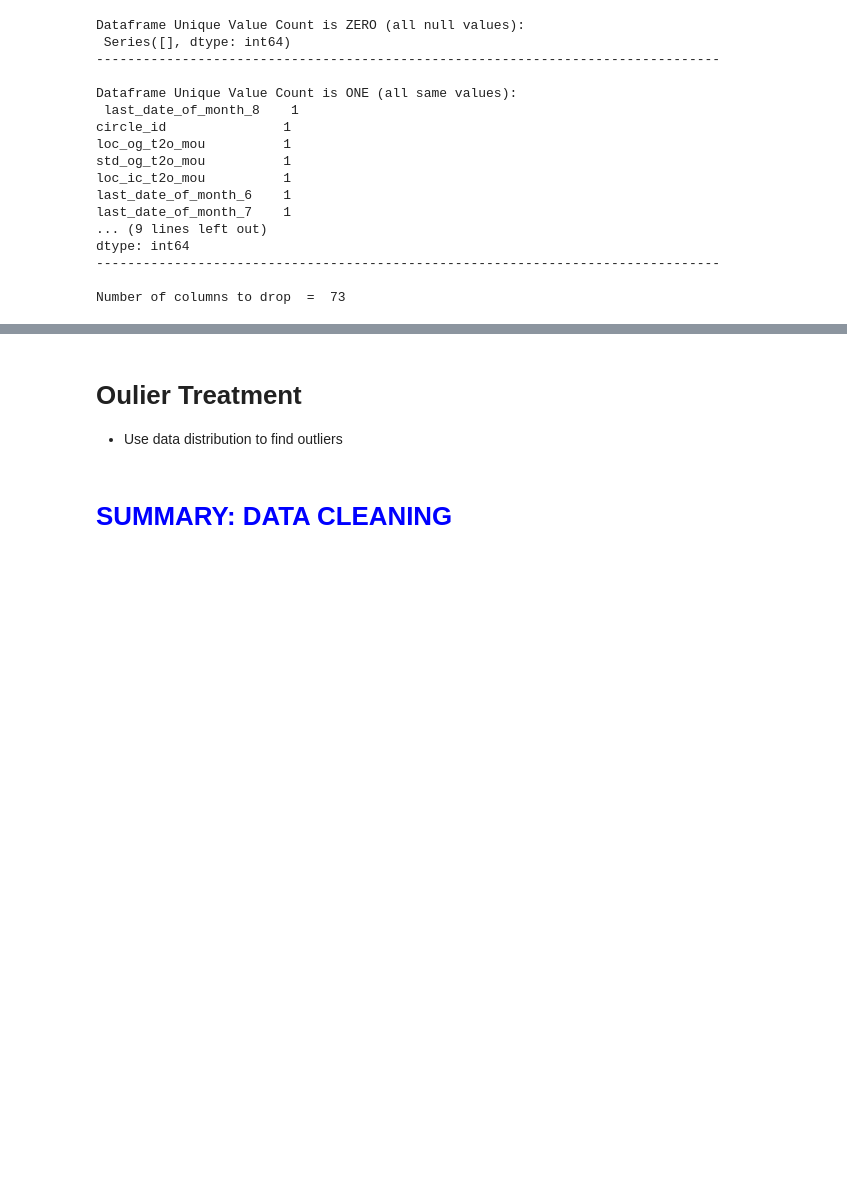
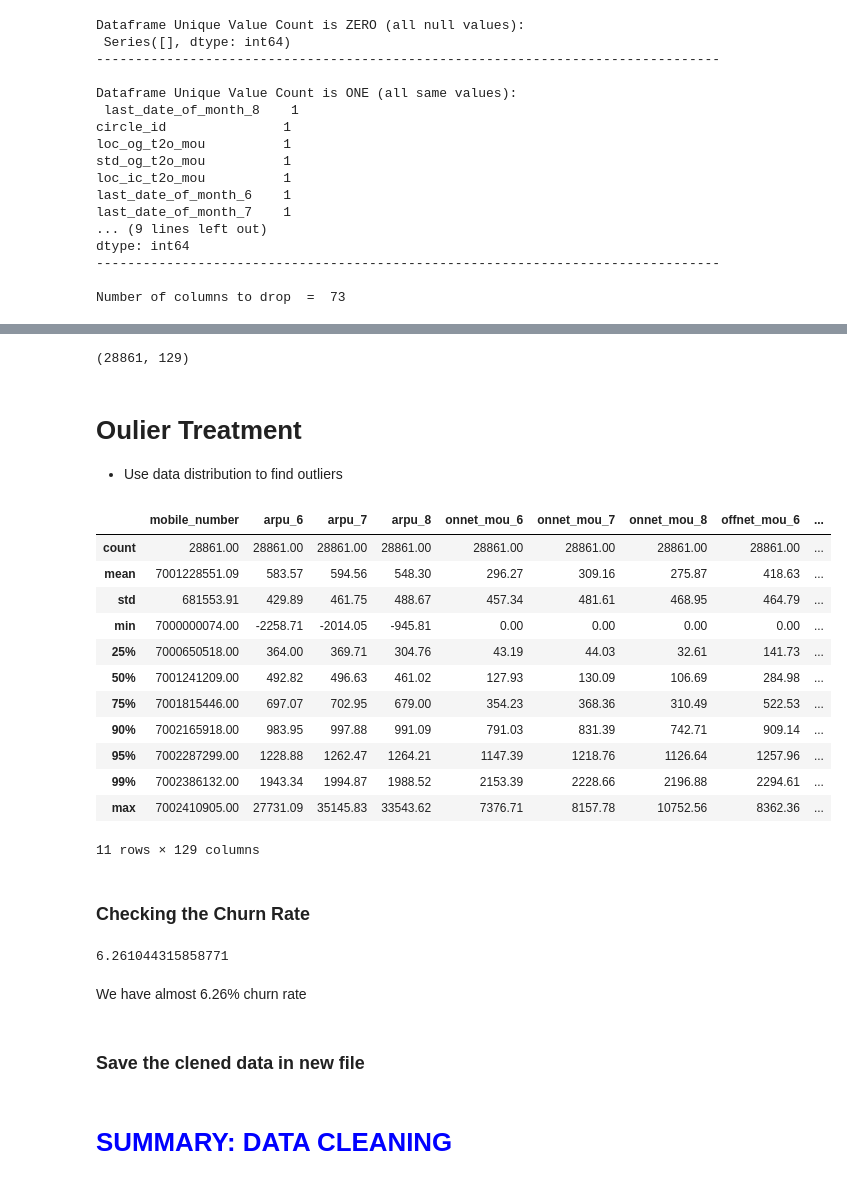
Before and after one commit to iici-psiddineni/ML_Telecom_Churn, a Jupyter notebook: 1_TCCS_DataCleaning.ipynb, the cells around one changed output, grey strips where cells are left out. Cells and saved outputs as stored; diff of their text form; code cells hidden in the pictures; blank space fills up the shorter version.

Commit message:
Added missing value treatment column & row wise. Writing final data-frame into a clean file.

```diff
--- a/1_TCCS_DataCleaning.ipynb
+++ b/1_TCCS_DataCleaning.ipynb
@@ -253,0 +309,4 @@ memory usage: 36.5 MB
+# %%
+# Columns with more than 60% missing values
+colmns_missing_data = round(100*(df.isnull().sum()/len(df.index)), 2)
+colmns_missing_data[colmns_missing_data >= 60]
@@ -253,0 +331,4 @@ memory usage: 36.5 MB
+# %%
+drop_columns = colmns_missing_data[colmns_missing_data>60].index
+df.drop(set(drop_columns), axis=1, inplace=True)
+df.shape
@@ -253,0 +365,4 @@ memory usage: 36.5 MB
+# %%
+# drop rows with any zero values
+df = df[df.isnull().sum(axis=1) < 27]
+df.shape
@@ -253,0 +413,7 @@ memory usage: 36.5 MB
+# %%
+# imputing Lattitude and Longitude by mean values
+df.loc[np.isnan(df['rech_days_left_6']), ['rech_days_left_6']] = df['rech_days_left_6'].mean()
+df.loc[np.isnan(df['rech_days_left_7']), ['rech_days_left_7']] = df['rech_days_left_7'].mean()
+df.loc[np.isnan(df['rech_days_left_8']), ['rech_days_left_8']] = df['rech_days_left_8'].mean()
+
+round(100*(df.isnull().sum()/len(df.index)), 2)
@@ -254,3 +438,7 @@ memory usage: 36.5 MB
+# %%
+df.shape
+# %% [output]
+(28861, 129)
 # %% [markdown]
 # Oulier Treatment
 - Use data distribution to find outliers
@@ -258,0 +445,17 @@ memory usage: 36.5 MB
+# %%
+# Checking outliers at 25%,50%,75%,90%,95% and 99%
+df.describe(percentiles=[.25,.5,.75,.90,.95,.99])
+# %% [output]
+|  | mobile_number | arpu_6 | arpu_7 | arpu_8 | onnet_mou_6 | onnet_mou_7 | onnet_mou_8 | offnet_mou_6 | ... |
+| count | 28861.00 | 28861.00 | 28861.00 | 28861.00 | 28861.00 | 28861.00 | 28861.00 | 28861.00 | ... |
+| mean | 7001228551.09 | 583.57 | 594.56 | 548.30 | 296.27 | 309.16 | 275.87 | 418.63 | ... |
+| std | 681553.91 | 429.89 | 461.75 | 488.67 | 457.34 | 481.61 | 468.95 | 464.79 | ... |
+| min | 7000000074.00 | -2258.71 | -2014.05 | -945.81 | 0.00 | 0.00 | 0.00 | 0.00 | ... |
+| 25% | 7000650518.00 | 364.00 | 369.71 | 304.76 | 43.19 | 44.03 | 32.61 | 141.73 | ... |
+| 50% | 7001241209.00 | 492.82 | 496.63 | 461.02 | 127.93 | 130.09 | 106.69 | 284.98 | ... |
+| 75% | 7001815446.00 | 697.07 | 702.95 | 679.00 | 354.23 | 368.36 | 310.49 | 522.53 | ... |
+| 90% | 7002165918.00 | 983.95 | 997.88 | 991.09 | 791.03 | 831.39 | 742.71 | 909.14 | ... |
+| 95% | 7002287299.00 | 1228.88 | 1262.47 | 1264.21 | 1147.39 | 1218.76 | 1126.64 | 1257.96 | ... |
+| 99% | 7002386132.00 | 1943.34 | 1994.87 | 1988.52 | 2153.39 | 2228.66 | 2196.88 | 2294.61 | ... |
+| max | 7002410905.00 | 27731.09 | 35145.83 | 33543.62 | 7376.71 | 8157.78 | 10752.56 | 8362.36 | ... |
+11 rows × 129 columns
@@ -259,2 +464,13 @@ memory usage: 36.5 MB
+# %% [markdown]
+### Checking the Churn Rate
+# %%
+churn = (sum(df['churn'])/len(df['churn'].index))*100
+churn
+# %% [output]
+6.261044315858771
+# %% [markdown]
+We have almost 6.26% churn rate
+# %% [markdown]
+### Save the clened data in new file
 # %%
 # write treated telecom file
```
Also changed, not shown: parts of 21 cells of this notebook.
